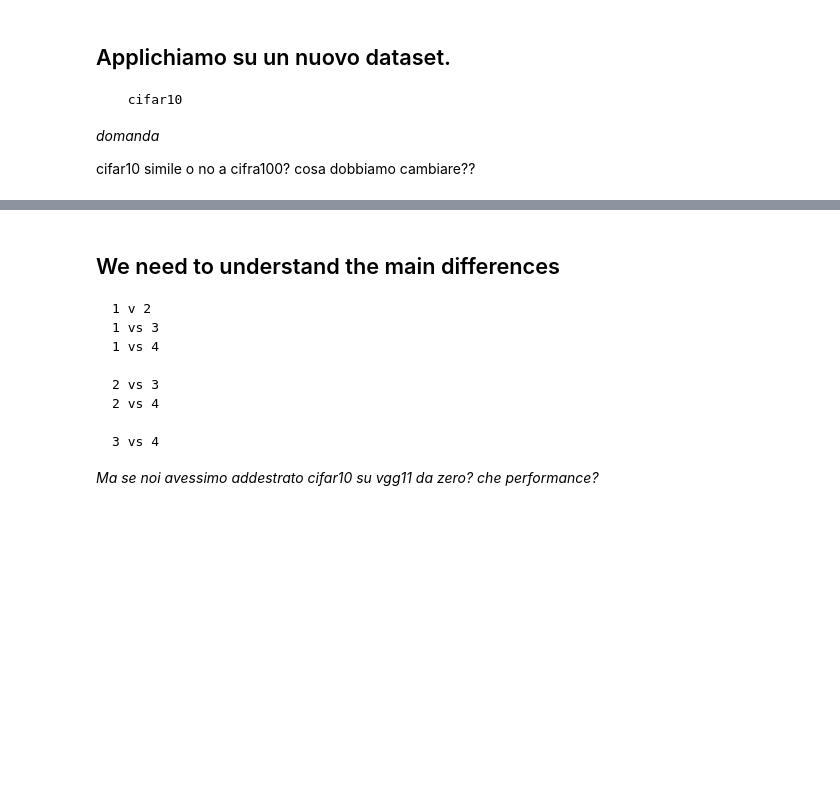
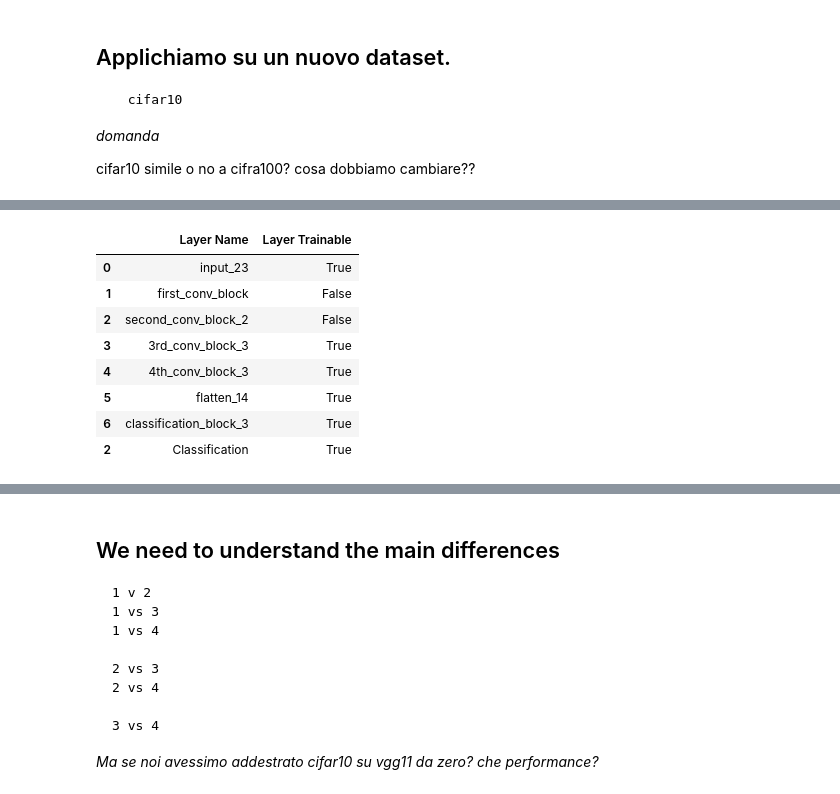
Before and after one commit to minglese89/Lectures_AdvCV_Experis2020, a Jupyter notebook: day2/DL4CV3_Though_pretrained_models_vgg.ipynb, the cells around one changed output, grey strips where cells are left out. Saved outputs shown, nothing was run; the diff lists cells and outputs as text; code cells hidden in the pictures; blank space fills up the shorter version.

```diff
--- a/day2/DL4CV3_Though_pretrained_models_vgg.ipynb
+++ b/day2/DL4CV3_Though_pretrained_models_vgg.ipynb
@@ -514,0 +754,2 @@ cifar10  simile o no a cifra100? cosa dobbiamo cambiare??
+# %%
+VGG_WI_dense.trainable = True
@@ -514,0 +792,3 @@ cifar10  simile o no a cifra100? cosa dobbiamo cambiare??
+# %%
+VGG_WI.trainable = False
+VGG_WI_dense.summary()
@@ -514,0 +810,13 @@ cifar10  simile o no a cifra100? cosa dobbiamo cambiare??
+# %%
+# define callbacks
+
+%reload_ext tensorboard
+log_dir = "logs/fit/cifar10_base_4" + datetime.datetime.now().strftime("%Y%m%d-%H%M%S")
+tensorboard_callback = tf.keras.callbacks.TensorBoard(log_dir=log_dir, histogram_freq=1)
+
+# start train
+history_VGG_cifar10_4 = VGG_WI_dense.fit(x=x_train10,
+          y=y_train10,
+          epochs=30,
+          validation_split=0.2,
+          callbacks=[tensorboard_callback], verbose=1)
@@ -514,0 +829,5 @@ cifar10  simile o no a cifra100? cosa dobbiamo cambiare??
+# %%
+# re-initialize
+VGG_WI_dense.trainable = True
+VGG_WI_notop.trainable = True
+VGG_WI.trainable = True
@@ -514,0 +855,27 @@ cifar10  simile o no a cifra100? cosa dobbiamo cambiare??
+# %%
+# Freeze all the layers before the `fine_tune_at` layer
+for layer in VGG_WI_notop.layers[:2]:
+  layer.trainable =  False
+
+
+pd.set_option('max_colwidth', -1)
+
+layers = [(layer.name, layer.trainable) for layer in VGG_WI_dense.layers]
+layers_initial = [(layer.name, layer.trainable) for layer in VGG_WI.layers]
+
+vgg_initial = pd.DataFrame(layers_initial, columns=['Layer Name', 'Layer Trainable'])
+vgg_model = pd.DataFrame(layers, columns=['Layer Name', 'Layer Trainable'])
+
+vgg_trainable = pd.concat([vgg_initial, vgg_model[2:]])
+
+vgg_trainable.head(100)
+# %% [output]
+|  | Layer Name | Layer Trainable |
+| 0 | input_23 | True |
+| 1 | first_conv_block | False |
+| 2 | second_conv_block_2 | False |
+| 3 | 3rd_conv_block_3 | True |
+| 4 | 4th_conv_block_3 | True |
+| 5 | flatten_14 | True |
+| 6 | classification_block_3 | True |
+| 2 | Classification | True |
```
Also changed, not shown: parts of 52 cells of this notebook.
